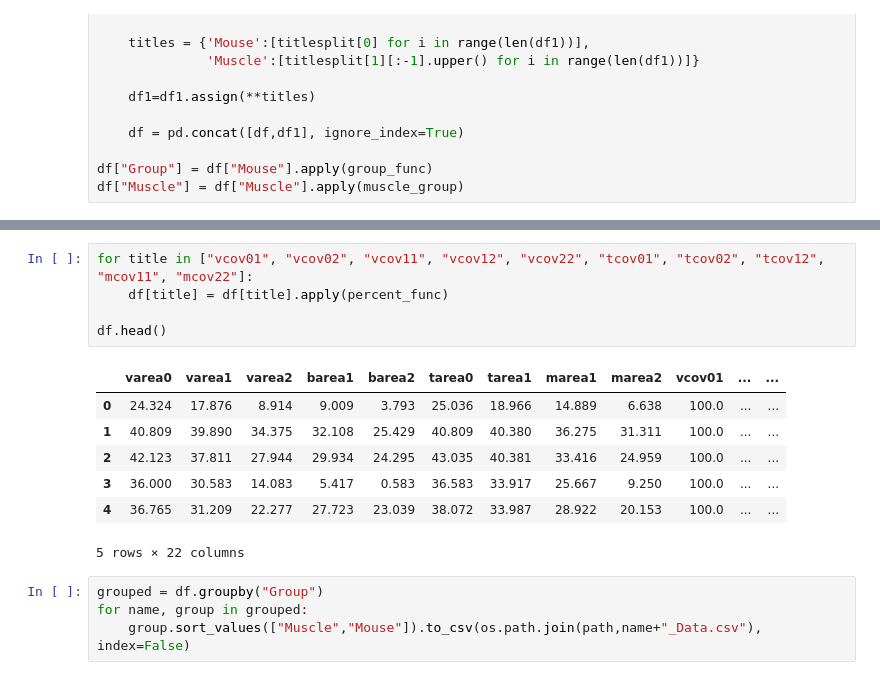
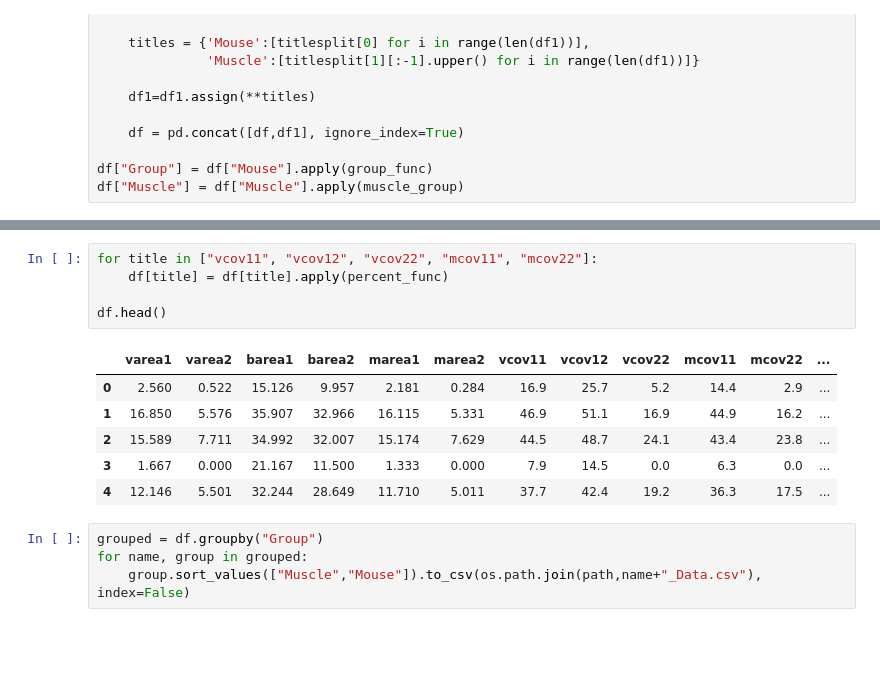
Before and after one commit to rlwphd/ImageJ-scripts, a Jupyter notebook: Motor Endplate Analysis.ipynb, the cells around one changed output, grey strips where cells are left out. Saved outputs shown, nothing was run; the diff lists cells and outputs as text; blank space fills up the shorter version.

```diff
--- a/Motor Endplate Analysis.ipynb
+++ b/Motor Endplate Analysis.ipynb
@@ -84,16 +83,15 @@ df.head()
 # %%
-for title in ["vcov01", "vcov02", "vcov11", "vcov12", "vcov22", "tcov01", "tcov02", "tcov12", "mcov11", "mcov22"]:
+for title in ["vcov11", "vcov12", "vcov22", "mcov11", "mcov22"]:
     df[title] = df[title].apply(percent_func)
 
 df.head()
 # %% [output]
-|  | varea0 | varea1 | varea2 | barea1 | barea2 | tarea0 | tarea1 | marea1 | marea2 | vcov01 | ... | ... |
-| 0 | 24.324 | 17.876 | 8.914 | 9.009 | 3.793 | 25.036 | 18.966 | 14.889 | 6.638 | 100.0 | ... | ... |
-| 1 | 40.809 | 39.890 | 34.375 | 32.108 | 25.429 | 40.809 | 40.380 | 36.275 | 31.311 | 100.0 | ... | ... |
-| 2 | 42.123 | 37.811 | 27.944 | 29.934 | 24.295 | 43.035 | 40.381 | 33.416 | 24.959 | 100.0 | ... | ... |
-| 3 | 36.000 | 30.583 | 14.083 | 5.417 | 0.583 | 36.583 | 33.917 | 25.667 | 9.250 | 100.0 | ... | ... |
-| 4 | 36.765 | 31.209 | 22.277 | 27.723 | 23.039 | 38.072 | 33.987 | 28.922 | 20.153 | 100.0 | ... | ... |
+|  | varea1 | varea2 | barea1 | barea2 | marea1 | marea2 | vcov11 | vcov12 | vcov22 | mcov11 | mcov22 | ... |
+| 0 | 2.560 | 0.522 | 15.126 | 9.957 | 2.181 | 0.284 | 16.9 | 25.7 | 5.2 | 14.4 | 2.9 | ... |
+| 1 | 16.850 | 5.576 | 35.907 | 32.966 | 16.115 | 5.331 | 46.9 | 51.1 | 16.9 | 44.9 | 16.2 | ... |
+| 2 | 15.589 | 7.711 | 34.992 | 32.007 | 15.174 | 7.629 | 44.5 | 48.7 | 24.1 | 43.4 | 23.8 | ... |
+| 3 | 1.667 | 0.000 | 21.167 | 11.500 | 1.333 | 0.000 | 7.9 | 14.5 | 0.0 | 6.3 | 0.0 | ... |
+| 4 | 12.146 | 5.501 | 32.244 | 28.649 | 11.710 | 5.011 | 37.7 | 42.4 | 19.2 | 36.3 | 17.5 | ... |
-5 rows × 22 columns
 # %%
 grouped = df.groupby("Group")
 for name, group in grouped:
```
Also changed, not shown: parts of 3 cells of this notebook, 2 other files.
